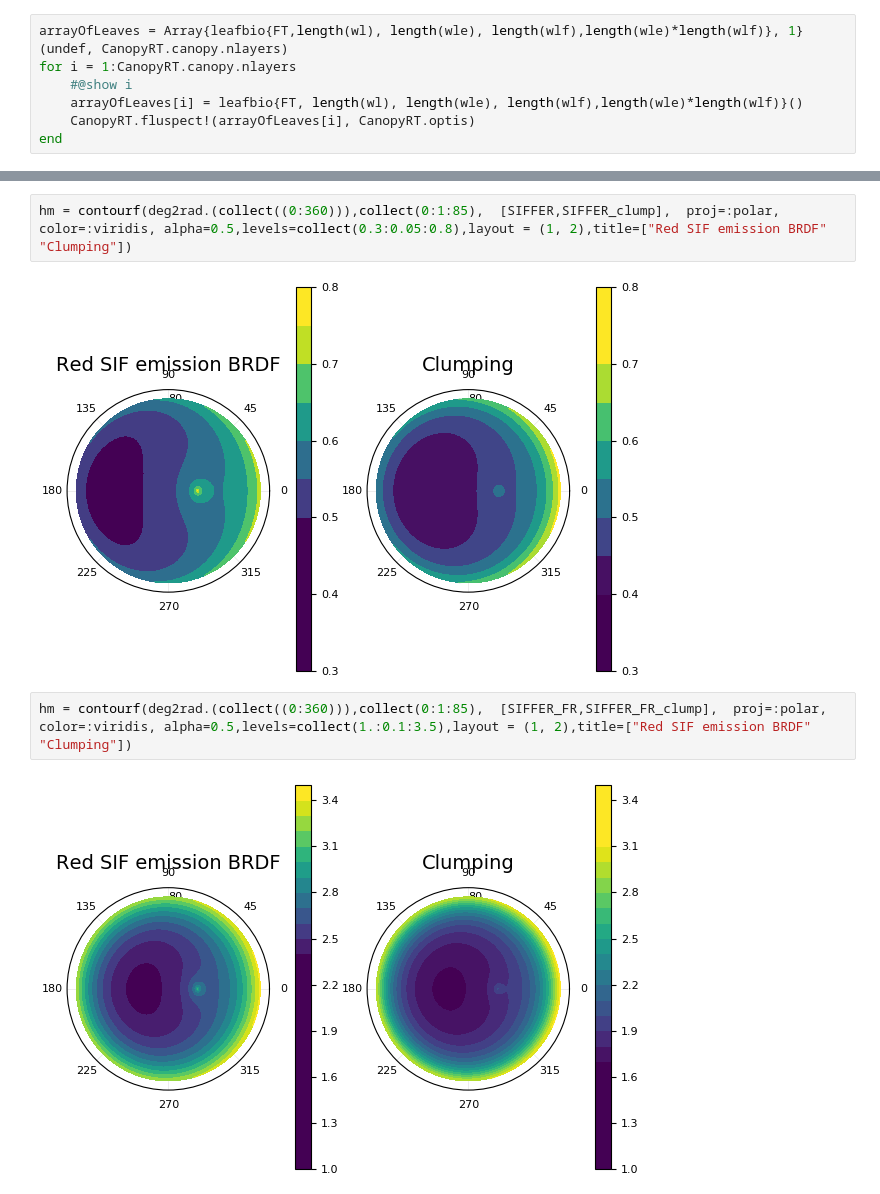
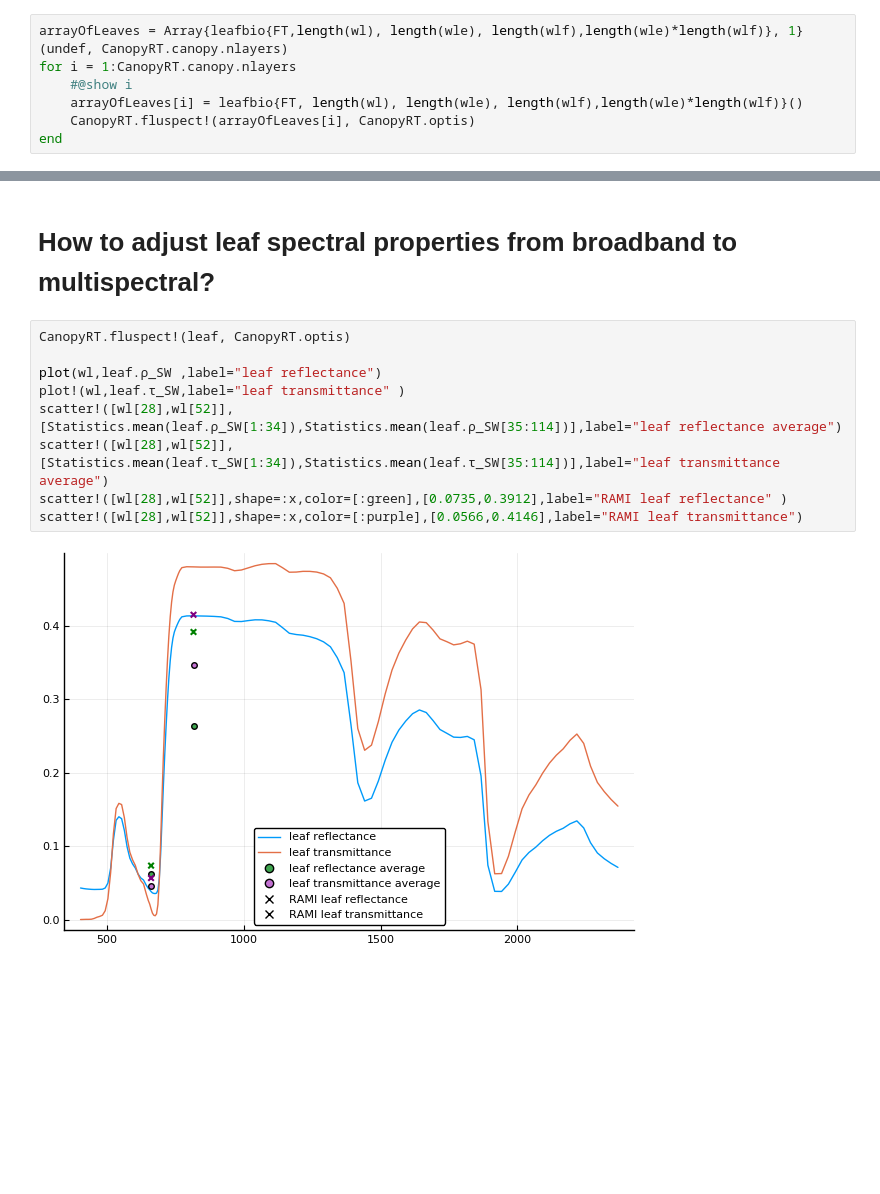
Before and after one commit to CliMA/Land, a Jupyter notebook: notebooks/RAMI_multispectral.ipynb, the cells around one changed output, grey strips where cells are left out. Saved outputs shown, nothing was run; the diff lists cells and outputs as text; blank space fills up the shorter version.

```diff
--- a/notebooks/RAMI_multispectral.ipynb
+++ b/notebooks/RAMI_multispectral.ipynb
@@ -573,8 +112,13 @@ hm = contourf(deg2rad.(collect((0:360))),collect(0:1:85),  [B,B_clump],  proj=:p
-# %%
-hm = contourf(deg2rad.(collect((0:360))),collect(0:1:85),  [SIFFER,SIFFER_clump],  proj=:polar, color=:viridis, alpha=0.5,levels=collect(0.3:0.05:0.8),layout = (1, 2),title=["Red SIF emission BRDF" "Clumping"])
-# %% [output]
-[figure, removed]
-# %%
-hm = contourf(deg2rad.(collect((0:360))),collect(0:1:85),  [SIFFER_FR,SIFFER_FR_clump],  proj=:polar, color=:viridis, alpha=0.5,levels=collect(1.:0.1:3.5),layout = (1, 2),title=["Red SIF emission BRDF" "Clumping"])
-# %% [output]
-[figure, removed]
+# %% [markdown]
+# How to adjust leaf spectral properties from broadband to multispectral?
+# %%
+CanopyRT.fluspect!(leaf, CanopyRT.optis)
+
+plot(wl,leaf.ρ_SW ,label="leaf reflectance")
+plot!(wl,leaf.τ_SW,label="leaf transmittance" )
+scatter!([wl[28],wl[52]],[Statistics.mean(leaf.ρ_SW[1:34]),Statistics.mean(leaf.ρ_SW[35:114])],label="leaf reflectance average")
+scatter!([wl[28],wl[52]],[Statistics.mean(leaf.τ_SW[1:34]),Statistics.mean(leaf.τ_SW[35:114])],label="leaf transmittance average")
+scatter!([wl[28],wl[52]],shape=:x,color=[:green],[0.0735,0.3912],label="RAMI leaf reflectance" )
+scatter!([wl[28],wl[52]],shape=:x,color=[:purple],[0.0566,0.4146],label="RAMI leaf transmittance")
+# %% [output]
+[figure, added]
```
Also changed, not shown: parts of 58 cells of this notebook, 3 other files.
